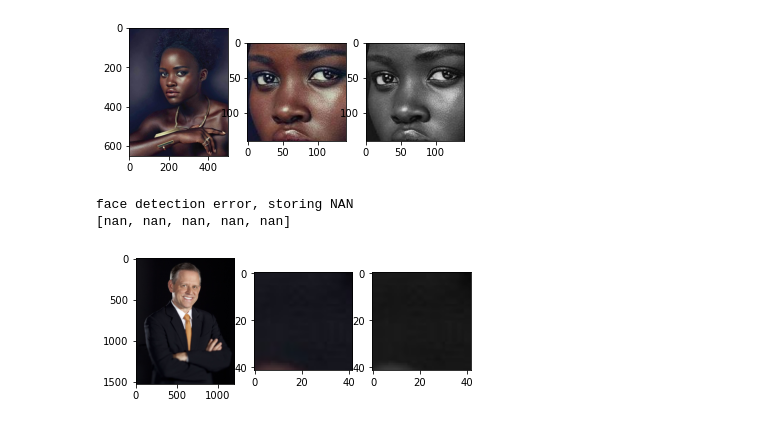
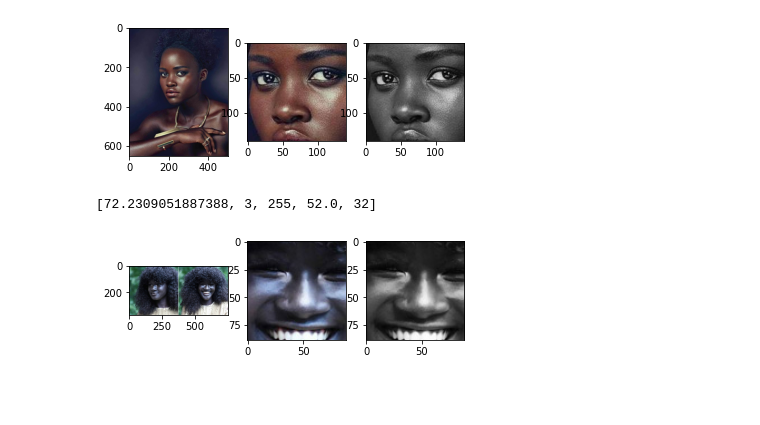
Before and after one commit to vvaynethomas/Colorism-Analysis, a Jupyter notebook: batch_colorism.ipynb, the cells around one changed output. Cells and saved outputs as stored; diff of their text form; code cells hidden in the pictures; blank space fills up the shorter version.

```diff
--- a/batch_colorism.ipynb
+++ b/batch_colorism.ipynb
@@ -108,26 +116,25 @@ print(stats)
 [82.59129778672032, 1, 253, 81.0, 84]
 [figure]
 # %%
-r1_path = 'Images/Jeff%20Clarke.jpg'
+r1_path = 'Khoudia_Diop.jpg'
 ref_image1 = cv2.imread(r1_path)
 r1_1 = cv2.cvtColor(ref_image1, cv2.COLOR_BGR2RGB)
 pixels1 = np.array(r1_1)
 # plt.imshow(pixels1)
 r1_face = im_proc_functions.extract_face(r1_path)
 r1_2 = cv2.cvtColor(r1_face, cv2.COLOR_BGR2RGB)
 pixels2 = np.array(r1_2)
 # plt.imshow(pixels2)
 r1_face_grey = cv2.cvtColor(r1_face, cv2.COLOR_BGR2GRAY)
 r1_3 = cv2.cvtColor(r1_face_grey, cv2.COLOR_BGR2RGB)
 pixels3 = np.array(r1_3)
 # plt.imshow(pixels3)
 fig, ax = plt.subplots(1,3)
 ax[0].imshow(pixels1);
 ax[1].imshow(pixels2);
 ax[2].imshow(pixels3)
 stats = im_proc_functions.get_greyscale_stats(r1_face)
 print(stats)
 # %% [output]
-face detection error, storing NAN
-[nan, nan, nan, nan, nan]
+[72.2309051887388, 3, 255, 52.0, 32]
-[figure, old version]
+[figure, new version]
```
Also changed, not shown: parts of 5 cells of this notebook, 4 other files.
